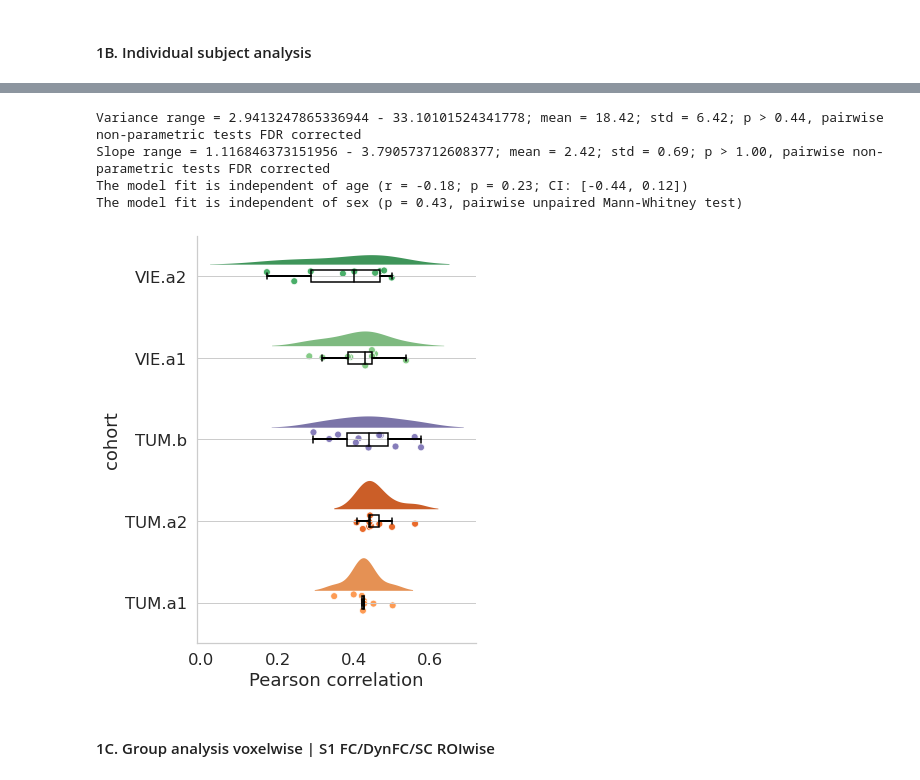
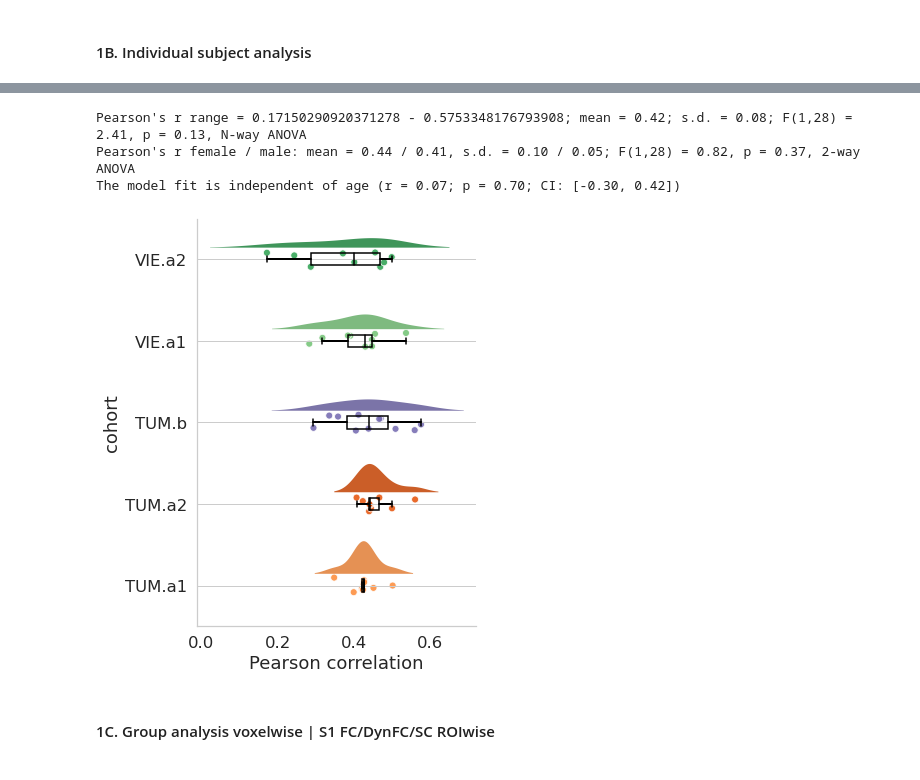
Before and after one commit to NeuroenergeticsLab/energetic_costs, a Jupyter notebook: scripts/Manuscript Figures.ipynb, the cells around one changed output, grey strips where cells are left out. Saved outputs shown, nothing was run; the diff lists cells and outputs as text; code cells hidden in the pictures.

```diff
--- a/scripts/Manuscript Figures.ipynb
+++ b/scripts/Manuscript Figures.ipynb
@@ -228,7 +225,7 @@ g = src.functions.plot_joint(example_ind_roi_vals[x_var],example_ind_roi_vals[y_
 # %%
 selected_df = all_ind_vox_vals
 s = 0.1
-selected_site = 'VIE' #options: TUM or VIE
+selected_site = 'TUM' #options: TUM or VIE
 coh0 = 'a1' #options: a1 or b, if the latter (replication cohort TUM), it will ignore the coh1 variable
 coh1 = 'a2' #options: a2
 selected_site_sids = list(np.unique(cohorts_metadata[selected_site][coh0]['sids']+cohorts_metadata[selected_site][coh1]['sids']))
@@ -277,71 +273,60 @@ for sid in selected_site_sids:#list(cohorts_metadata[selected_site]['a1']['sids'
 # %%
-#if 'reg_ind_lev_df' not in locals():
-reg_ind_lev_df = pd.DataFrame({},columns=['sid','sex','age','cohort', 'r', 'p', 'variance','slope'])
-for site in list(cohorts_metadata.keys())[:-1]:
-    for cix,coh in enumerate(sorted(cohorts_metadata[site].keys())):
-        cohort = f'{site}.{coh}'
-        for sid in cohorts_metadata[site][coh]['sids']:
-            subj_id = cohorts_metadata[site][coh]['sub_pref'] % sid
-            ind_vox_vals = all_ind_vox_vals[(all_ind_vox_vals.sid==subj_id) & (all_ind_vox_vals.cohort==cohort)]
-            ind_reg_dict = pg.linear_regression(ind_vox_vals[x_var],ind_vox_vals[y_var],coef_only=False,remove_na=True,as_dataframe=False)
-            reg_ind_lev_df = reg_ind_lev_df.append({'sid': subj_id,'cohort':cohort, 'r':np.sqrt(ind_reg_dict['r2']), 'p':ind_reg_dict['pval'][1].astype(float), 'variance':ind_reg_dict['r2'].astype(float), 'slope':ind_reg_dict['coef'][1]}, ignore_index=True)
+if 'reg_ind_lev_df' not in locals():
+    reg_ind_lev_df = pd.DataFrame({},columns=['sid','sex','age','cohort', 'r', 'p', 'variance','slope'])
+    for site in list(cohorts_metadata.keys())[:-1]:
+        for cix,coh in enumerate(sorted(cohorts_metadata[site].keys())):
+            cohort = f'{site}.{coh}'
+            for sid in cohorts_metadata[site][coh]['sids']:
+                subj_id = cohorts_metadata[site][coh]['sub_pref'] % sid
+                ind_vox_vals = all_ind_vox_vals[(all_ind_vox_vals.sid==subj_id) & (all_ind_vox_vals.cohort==cohort)]
+                ind_reg_dict = pg.linear_regression(ind_vox_vals[x_var],ind_vox_vals[y_var],coef_only=False,remove_na=True,as_dataframe=False)
+                reg_ind_lev_df = reg_ind_lev_df.append({'sid': subj_id,'cohort':cohort, 'r':np.sqrt(ind_reg_dict['r2']), 'p':ind_reg_dict['pval'][1].astype(float), 'variance':ind_reg_dict['r2'].astype(float), 'slope':ind_reg_dict['coef'][1]}, ignore_index=True)
 
-reg_ind_lev_df['variance'] = reg_ind_lev_df['variance'].astype('float')
+    reg_ind_lev_df['variance'] = reg_ind_lev_df['variance'].astype('float')
 
-reg_ind_lev_df['sex'] = reg_ind_lev_df['sid'].map(sid2sex)
-reg_ind_lev_df['age'] = reg_ind_lev_df['sid'].map(subj_ages)
-reg_ind_lev_df['r']=reg_ind_lev_df['r'].astype('float')
-reg_ind_lev_df['slope']=reg_ind_lev_df['slope'].astype('float')
+    reg_ind_lev_df['sex'] = reg_ind_lev_df['sid'].map(sid2sex)
+    reg_ind_lev_df['age'] = reg_ind_lev_df['sid'].map(subj_ages)
+    reg_ind_lev_df['r']=reg_ind_lev_df['r'].astype('float')
+    reg_ind_lev_df['slope']=reg_ind_lev_df['slope'].astype('float')
 
 cohort_order = ['TUM.a1','TUM.a2','TUM.b','VIE.a1','VIE.a2']
 coh_colors = {}
 for coh in cohort_order:
     coh_colors[coh]=cohorts_metadata[coh.split('.')[0]][coh.split('.')[1]]['color']
 
 f, ax = plt.subplots(figsize=(5,1.5*len(cohort_order))) #7,5
 ax=half_violinplot(x='r',y='cohort',data=reg_ind_lev_df,palette=coh_colors,scale = "area", inner = None, orient = 'h',linewidth=0,order=cohort_order[::-1])
 ax=sns.stripplot(x='r',y='cohort',data=reg_ind_lev_df,palette=coh_colors,edgecolor="white",size = 7, jitter = 1, zorder = 0, orient = 'h', alpha=0.88,
                          linewidth=0.88, edgecolors='w',order=cohort_order[::-1])
 ax=sns.boxplot(x='r',y='cohort',data=reg_ind_lev_df, color = "black", width = .15, zorder = 10, showcaps = True,order=cohort_order[::-1],
 boxprops = {'facecolor':'none', "zorder":10},showfliers=False, whiskerprops = {'linewidth':2, "zorder":10},saturation = 1, orient = 'h')
 [s.set_visible(False) for s in [plt.gca().spines['top'], plt.gca().spines['right']]]
 plt.gca().xaxis.grid(False)
 plt.gca().yaxis.grid(True)
 plt.gca().set_xlabel('Pearson correlation')
 
 ## STATS
 ind_stats = reg_ind_lev_df.describe().reset_index()
-variance_diff_bet_cohorts = pg.pairwise_ttests(data=reg_ind_lev_df.groupby(['sid','sex','cohort'],as_index=False).median(),dv='variance', between=['cohort'], subject='sid',parametric=False)
-variance_diff_bet_cohorts.loc[(variance_diff_bet_cohorts.A == 'TUM.a1') & (variance_diff_bet_cohorts.B == 'TUM.a2')] = pg.pairwise_ttests(data=reg_ind_lev_df[reg_ind_lev_df.cohort.isin(['TUM.a1','TUM.a2'])].groupby(['sid','sex','cohort'],as_index=False).median(),
-                                     dv='variance', within=['cohort'], subject='sid',parametric=False).to_numpy()
-variance_diff_bet_cohorts.loc[(variance_diff_bet_cohorts.A == 'VIE.a1') & (variance_diff_bet_cohorts.B == 'VIE.a2')] = pg.pairwise_ttests(data=reg_ind_lev_df[reg_ind_lev_df.cohort.isin(['VIE.a1','VIE.a2'])].groupby(['sid','sex','cohort'],as_index=False).median(),
-                                     dv='variance', within=['cohort'], subject='sid',parametric=False).to_numpy()
-variance_diff_bet_cohorts['p-corr'] = pg.multicomp(variance_diff_bet_cohorts['p-unc'].to_numpy(),method='fdr_bh')[1]
-variance_diff_bet_cohorts['p-adjust'] = 'fdr_bh'
-print(f'Variance range = {" - ".join(str(val*100) for val in ind_stats.loc[ind_stats["index"].isin(["min","max"]),"variance"].to_list())}; mean = {100*ind_stats.loc[ind_stats["index"]=="mean","variance"].item():.2f}; std = {100*ind_stats.loc[ind_stats["index"]=="std","variance"].item():.2f}; p > {variance_diff_bet_cohorts["p-corr"].min():.2f}, pairwise non-parametric tests FDR corrected') # Mann-Whitney between different cohorts of subjects and Wilcoxon for wihithin subjects cohorts
+reg_mean_ind_lev_df = reg_ind_lev_df.groupby(['sid','sex','cohort'],as_index=False).median()
+reg_mean_ind_lev_df['cohort'] = reg_mean_ind_lev_df.cohort.str.split('.').str[0]
+reg_mean_ind_lev_df = reg_mean_ind_lev_df.groupby(['sid','sex','cohort'],as_index=False).median()
+r_ind_diff_bet_cohorts = pg.anova(data=reg_mean_ind_lev_df,dv='r', between=['cohort'])
+print(f'Pearson\'s r range = {" - ".join(str(val) for val in ind_stats.loc[ind_stats["index"].isin(["min","max"]),"r"].to_list())}; mean = {ind_stats.loc[ind_stats["index"]=="mean","r"].item():.2f}; s.d. = {ind_stats.loc[ind_stats["index"]=="std","r"].item():.2f}; F({r_ind_diff_bet_cohorts["ddof1"].item()},{r_ind_diff_bet_cohorts["ddof2"].item()}) = {r_ind_diff_bet_cohorts["F"].item():.2f}, p = {r_ind_diff_bet_cohorts["p-unc"].item():.2f}, N-way ANOVA')
 
-slope_diff_bet_cohorts = pg.pairwise_ttests(data=reg_ind_lev_df.groupby(['sid','sex','cohort'],as_index=False).median(),dv='slope', between=['cohort'], subject='sid',parametric=False)
-slope_diff_bet_cohorts.loc[(slope_diff_bet_cohorts.A == 'TUM.a1') & (slope_diff_bet_cohorts.B == 'TUM.a2')] = pg.pairwise_ttests(data=reg_ind_lev_df[reg_ind_lev_df.cohort.isin(['TUM.a1','TUM.a2'])].groupby(['sid','sex','cohort'],as_index=False).median(),
-                                     dv='slope', within=['cohort'], subject='sid',parametric=False).to_numpy()
-slope_diff_bet_cohorts.loc[(slope_diff_bet_cohorts.A == 'VIE.a1') & (slope_diff_bet_cohorts.B == 'VIE.a2')] = pg.pairwise_ttests(data=reg_ind_lev_df[reg_ind_lev_df.cohort.isin(['VIE.a1','VIE.a2'])].groupby(['sid','sex','cohort'],as_index=False).median(),
-                                     dv='slope', within=['cohort'], subject='sid',parametric=False).to_numpy()
-slope_diff_bet_cohorts['p-corr'] = pg.multicomp(slope_diff_bet_cohorts['p-unc'].to_numpy(),method='fdr_bh')[1]
-slope_diff_bet_cohorts['p-adjust'] = 'fdr_bh'
-print(f'Slope range = {" - ".join(str(val) for val in ind_stats.loc[ind_stats["index"].isin(["min","max"]),"slope"].to_list())}; mean = {ind_stats.loc[ind_stats["index"]=="mean","slope"].item():.2f}; std = {ind_stats.loc[ind_stats["index"]=="std","slope"].item():.2f}; p = {slope_diff_bet_cohorts["p-corr"].min():.2f}, pairwise non-parametric tests FDR corrected') # Mann-Whitney between different cohorts of subjects and Wilcoxon for wihithin subjects cohorts
+r_ind_diff_bet_sex = pg.anova(data=reg_mean_ind_lev_df,dv='r', between=['sex'])
+F_ind_stats = reg_mean_ind_lev_df[reg_mean_ind_lev_df.sex=='F'].describe().reset_index()
+M_ind_stats = reg_mean_ind_lev_df[reg_mean_ind_lev_df.sex=='M'].describe().reset_index()
+print(f'Pearson\'s r female / male: mean = {F_ind_stats.loc[ind_stats["index"]=="mean","r"].item():.2f} / {M_ind_stats.loc[ind_stats["index"]=="mean","r"].item():.2f}, s.d. = {F_ind_stats.loc[ind_stats["index"]=="std","r"].item():.2f} / {M_ind_stats.loc[ind_stats["index"]=="std","r"].item():.2f}; F({r_ind_diff_bet_sex["ddof1"].item()},{r_ind_diff_bet_sex["ddof2"].item()}) = {r_ind_diff_bet_sex["F"].item():.2f}, p = {r_ind_diff_bet_sex["p-unc"].item():.2f}, 2-way ANOVA')
 
-corr_ed_age = pg.corr(reg_ind_lev_df.groupby(['sid','sex','cohort'],as_index=False).median()['slope'].to_numpy(),
-                               reg_ind_lev_df.groupby(['sid','sex','cohort'],as_index=False).median()['age'].to_numpy()).reset_index()
+
+corr_ed_age = pg.corr(reg_mean_ind_lev_df['r'].to_numpy(),
+                      reg_mean_ind_lev_df['age'].to_numpy()).reset_index()
 print(f'The model fit is independent of age (r = {corr_ed_age["r"].item():.2f}; p = {corr_ed_age["p-val"].item():.2f}; CI: [{corr_ed_age["CI95%"].item()[0]:.2f}, {corr_ed_age["CI95%"].item()[1]:.2f}])')
-
-slope_diff_bet_sex = pg.pairwise_ttests(data=reg_ind_lev_df.groupby(['sid','sex',],as_index=False).median(),
-                                        dv='slope', between=['sex'], subject='sid',parametric=False)
-print(f'The model fit is independent of sex (p = {slope_diff_bet_sex["p-unc"].item():.2f}, pairwise unpaired Mann-Whitney test)')
 # %% [output]
-Variance range = 2.9413247865336944 - 33.10101524341778; mean = 18.42; std = 6.42; p > 0.44, pairwise non-parametric tests FDR corrected
-Slope range = 1.116846373151956 - 3.790573712608377; mean = 2.42; std = 0.69; p > 1.00, pairwise non-parametric tests FDR corrected
-The model fit is independent of age (r = -0.18; p = 0.23; CI: [-0.44, 0.12])
-The model fit is independent of sex (p = 0.43, pairwise unpaired Mann-Whitney test)
+Pearson's r range = 0.17150290920371278 - 0.5753348176793908; mean = 0.42; s.d. = 0.08; F(1,28) = 2.41, p = 0.13, N-way ANOVA
+Pearson's r female / male: mean = 0.44 / 0.41, s.d. = 0.10 / 0.05; F(1,28) = 0.82, p = 0.37, 2-way ANOVA
+The model fit is independent of age (r = 0.07; p = 0.70; CI: [-0.30, 0.42])
-[figure, old version]
+[figure, new version]
 # %% [markdown]
 #### 1C. Group analysis voxelwise | S1 FC/DynFC/SC ROIwise
 # %%
```
Also changed, not shown: parts of 2 cells of this notebook, 1 other file.
